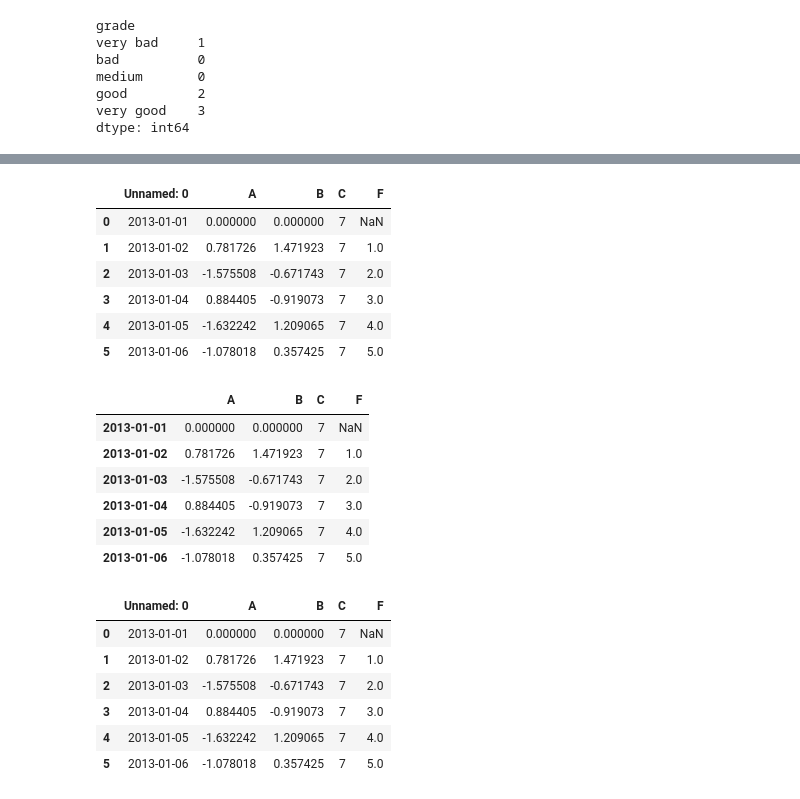
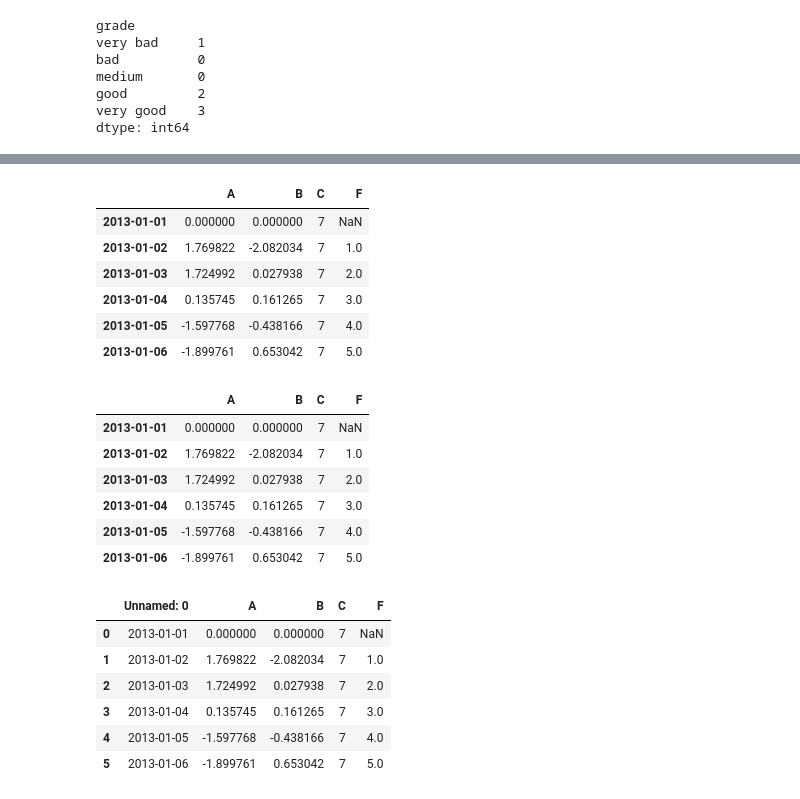
Before and after one commit to veledzimovich-iTechArt/pandas, a Jupyter notebook: 10min.ipynb, the cells around one changed output, grey strips where cells are left out. Saved outputs shown, nothing was run; the diff lists cells and outputs as text; code cells hidden in the pictures.

```diff
--- a/10min.ipynb
+++ b/10min.ipynb
@@ -58,10 +79,12 @@ Due to input data type the Series has a `view` on
 the original data, so
 the data is changed as well.
 # %%
-
+# A DataFrame is a table. It contains an array of individual entries, each of which has a certain value.
 dates = pd.date_range("20130101", periods=6)
 frame_rand = pd.DataFrame(
-    np.random.randn(6, 3), index=dates, columns=list('ABC')
+    np.random.randn(6, 3),
+    index=dates,
+    columns=list('ABC')
 )
 frame_rand
 # %% [output]
@@ -565,3 +656,5 @@ pd.isna(frame_rand_reindex)
 | 2013-01-02 | False | False | False | False | False |
 | 2013-01-03 | False | False | False | False | True |
 | 2013-01-04 | False | False | False | False | True |
+# %%
+frame_rand.set_index('A')
@@ -1185,16 +1359,16 @@ plt.legend(loc='best')
 # %%
 # IMPORT EXPORT
 # csv
 frame_rand.to_csv('frame_rand.csv')
-pd.read_csv('frame_rand.csv')
+pd.read_csv('frame_rand.csv', index_col=0)
 # %% [output]
-|  | Unnamed: 0 | A | B | C | F |
-| 0 | 2013-01-01 | 0.000000 | 0.000000 | 7 | NaN |
-| 1 | 2013-01-02 | 0.781726 | 1.471923 | 7 | 1.0 |
-| 2 | 2013-01-03 | -1.575508 | -0.671743 | 7 | 2.0 |
-| 3 | 2013-01-04 | 0.884405 | -0.919073 | 7 | 3.0 |
-| 4 | 2013-01-05 | -1.632242 | 1.209065 | 7 | 4.0 |
-| 5 | 2013-01-06 | -1.078018 | 0.357425 | 7 | 5.0 |
+|  | A | B | C | F |
+| 2013-01-01 | 0.000000 | 0.000000 | 7 | NaN |
+| 2013-01-02 | 1.769822 | -2.082034 | 7 | 1.0 |
+| 2013-01-03 | 1.724992 | 0.027938 | 7 | 2.0 |
+| 2013-01-04 | 0.135745 | 0.161265 | 7 | 3.0 |
+| 2013-01-05 | -1.597768 | -0.438166 | 7 | 4.0 |
+| 2013-01-06 | -1.899761 | 0.653042 | 7 | 5.0 |
 # %%
 # hdf5
 frame_rand.to_hdf('frame_rand.h5', 'df')
@@ -1202,11 +1376,11 @@ pd.read_hdf('frame_rand.h5', 'df')
 # %% [output]
 |  | A | B | C | F |
 | 2013-01-01 | 0.000000 | 0.000000 | 7 | NaN |
-| 2013-01-02 | 0.781726 | 1.471923 | 7 | 1.0 |
-| 2013-01-03 | -1.575508 | -0.671743 | 7 | 2.0 |
-| 2013-01-04 | 0.884405 | -0.919073 | 7 | 3.0 |
-| 2013-01-05 | -1.632242 | 1.209065 | 7 | 4.0 |
-| 2013-01-06 | -1.078018 | 0.357425 | 7 | 5.0 |
+| 2013-01-02 | 1.769822 | -2.082034 | 7 | 1.0 |
+| 2013-01-03 | 1.724992 | 0.027938 | 7 | 2.0 |
+| 2013-01-04 | 0.135745 | 0.161265 | 7 | 3.0 |
+| 2013-01-05 | -1.597768 | -0.438166 | 7 | 4.0 |
+| 2013-01-06 | -1.899761 | 0.653042 | 7 | 5.0 |
 # %%
 # excel
 frame_rand.to_excel('frame_rand.xlsx', sheet_name='frame_rand')
@@ -1214,8 +1388,8 @@ pd.read_excel("frame_rand.xlsx", "frame_rand", index_col=None, na_values=["NA"])
 # %% [output]
 |  | Unnamed: 0 | A | B | C | F |
 | 0 | 2013-01-01 | 0.000000 | 0.000000 | 7 | NaN |
-| 1 | 2013-01-02 | 0.781726 | 1.471923 | 7 | 1.0 |
-| 2 | 2013-01-03 | -1.575508 | -0.671743 | 7 | 2.0 |
-| 3 | 2013-01-04 | 0.884405 | -0.919073 | 7 | 3.0 |
-| 4 | 2013-01-05 | -1.632242 | 1.209065 | 7 | 4.0 |
-| 5 | 2013-01-06 | -1.078018 | 0.357425 | 7 | 5.0 |
+| 1 | 2013-01-02 | 1.769822 | -2.082034 | 7 | 1.0 |
+| 2 | 2013-01-03 | 1.724992 | 0.027938 | 7 | 2.0 |
+| 3 | 2013-01-04 | 0.135745 | 0.161265 | 7 | 3.0 |
+| 4 | 2013-01-05 | -1.597768 | -0.438166 | 7 | 4.0 |
+| 5 | 2013-01-06 | -1.899761 | 0.653042 | 7 | 5.0 |
```
Also changed, not shown: parts of 96 cells of this notebook, 2 other files.
